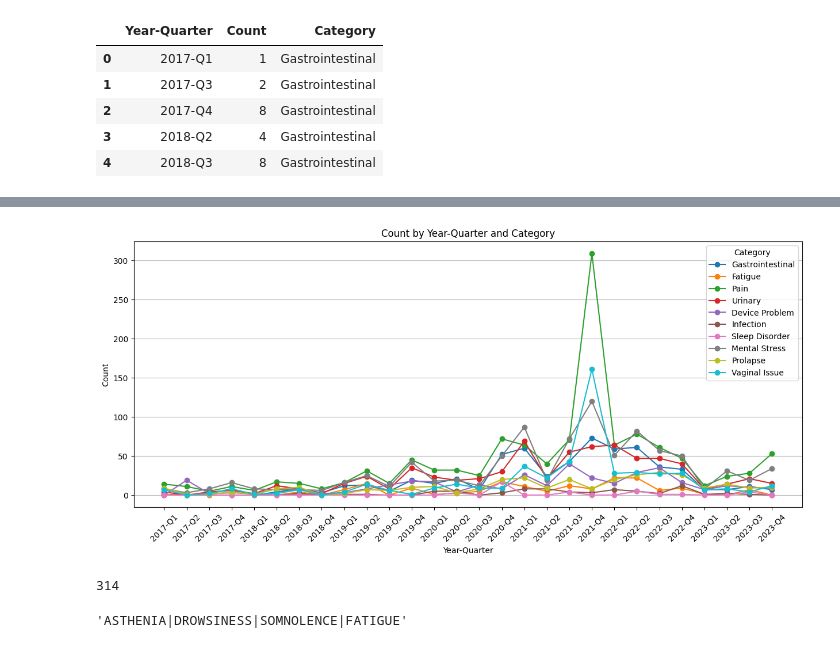
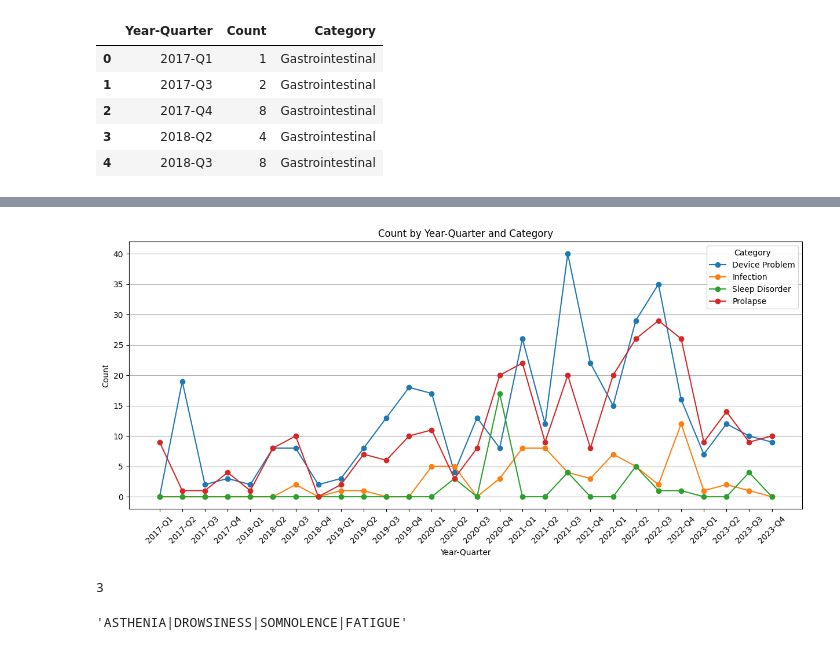
Before and after one commit to KaneZhao/Adverse-Events-in-Female-Stress-Urinary-Incontinence, a Jupyter notebook: EDA.ipynb, the cells around one changed output, grey strips where cells are left out. Drawn from its saved outputs; the diff is of its cells as text; code cells hidden in the pictures.

```diff
--- a/EDA.ipynb
+++ b/EDA.ipynb
@@ -617,13 +612,13 @@ advese_events = {
     "Gastrointestinal" : ["abdominal pain", "appetite decreased", "constipation", "diarrhea", "dyspepsia", "nausea", "vomiting", "gastrointestinal", "dry mouth"],
     "Fatigue": ["asthenia", "drowsiness", "somnolence", "fatigue"],
     "Pain" : ["hurt", "painful", "ache", "suffering", "intense pain", "severe pain", "misery", "abdominal pain"],
-    "Urinary": ["voiding dysfunction", "urinary tract infection", "bladder infection", "urine leakage", "persistent incontinence", "bladder neck obstruction", "urinary leakage"],
+    "Urinary": ["voiding dysfunction", "urinary tract infection", "bladder infection", "urine leakage", "persistent incontinence", "bladder neck obstruction", "urinary leakage", "bladder pain", "urethral injury"],
     "Device Problem": ["mesh exposure", "mesh migration", "malfunction", "mesh revision surgery"],
     "Infection": ["infected", "infectious"],
     "Sleep Disorder": ["sleeplessness", "insomnia"],
     "Mental Stress": ["anxiety", "depression", "distress", "strain", "tension", "worried", "restless", "nervous"],
     "Prolapse": ['pelvic prolapse', 'uterine prolapse', 'pelvic organ prolapse', 'terovaginal prolapse'],
-    "Vaginal Issue": ['vaginal discharge', 'vaginal atrophy', 'vaginal prolapse', 'vaginal spotting', 'vaginal odor', 'vaginal lesion']
+    "Vaginal Issue": ['vaginal discharge', 'vaginal atrophy', 'vaginal prolapse', 'vaginal spotting', 'vaginal odor', 'vaginal lesion', 'dyspareunia']
 }
 # %%
 print("{:<10} {:<10}".format('advese event', 'keywords'))
@@ -702,0 +711,28 @@ final_results.head()
+# %%
+import matplotlib.pyplot as plt
+
+# Create the line plot
+plt.figure(figsize=(15, 6))
+# categories = res['Category'].unique()
+categories = ['Pain', 'Vaginal Issue', 'Mental Stress', 'Urinary', 'Gastrointestinal']
+
+for category in categories:
+    subset = res[res['Category'] == category]
+    plt.plot(subset['Year-Quarter'], subset['Count'], marker='o', label=category)
+
+# Customize the plot
+plt.title('Count by Year-Quarter and Category')
+plt.xlabel('Year-Quarter')
+plt.ylabel('Count')
+plt.legend(title='Category')
+#plt.grid(True)
+plt.grid(True, axis='y')
+plt.xticks(rotation=45)
+
+# Set x-axis ticks to be integers
+# years = final_results['Year-Quarter'].drop_duplicates().sort_values().to_list()
+years = res['Year-Quarter'].unique()
+plt.xticks(ticks=years, labels=[str(year) for year in years])
+
+# Show the plot
+plt.show()
@@ -703,33 +754,34 @@ final_results.head()
 # %%
 import matplotlib.pyplot as plt
 
 # Create the line plot
 plt.figure(figsize=(15, 6))
-categories = res['Category'].unique()
+# categories = res['Category'].unique()
+categories = ['Device Problem', 'Infection', 'Sleep Disorder', 'Prolapse' ]
 
 for category in categories:
     subset = res[res['Category'] == category]
     plt.plot(subset['Year-Quarter'], subset['Count'], marker='o', label=category)
 
 # Customize the plot
 plt.title('Count by Year-Quarter and Category')
 plt.xlabel('Year-Quarter')
 plt.ylabel('Count')
 plt.legend(title='Category')
 #plt.grid(True)
 plt.grid(True, axis='y')
 plt.xticks(rotation=45)
 
 # Set x-axis ticks to be integers
 # years = final_results['Year-Quarter'].drop_duplicates().sort_values().to_list()
 years = res['Year-Quarter'].unique()
 plt.xticks(ticks=years, labels=[str(year) for year in years])
 
 # Show the plot
 plt.show()
 # %% [output]
-[figure, old version]
+[figure, new version]
 # %%
-merged_files_filtered["FOI_TEXT"].str.contains('VAGINAL DISCHARGE').sum()
+merged_files_filtered["FOI_TEXT"].str.contains('DESATURATION').sum()
 # %% [output]
-314
+3
```
Also changed, not shown: parts of 8 cells of this notebook.
